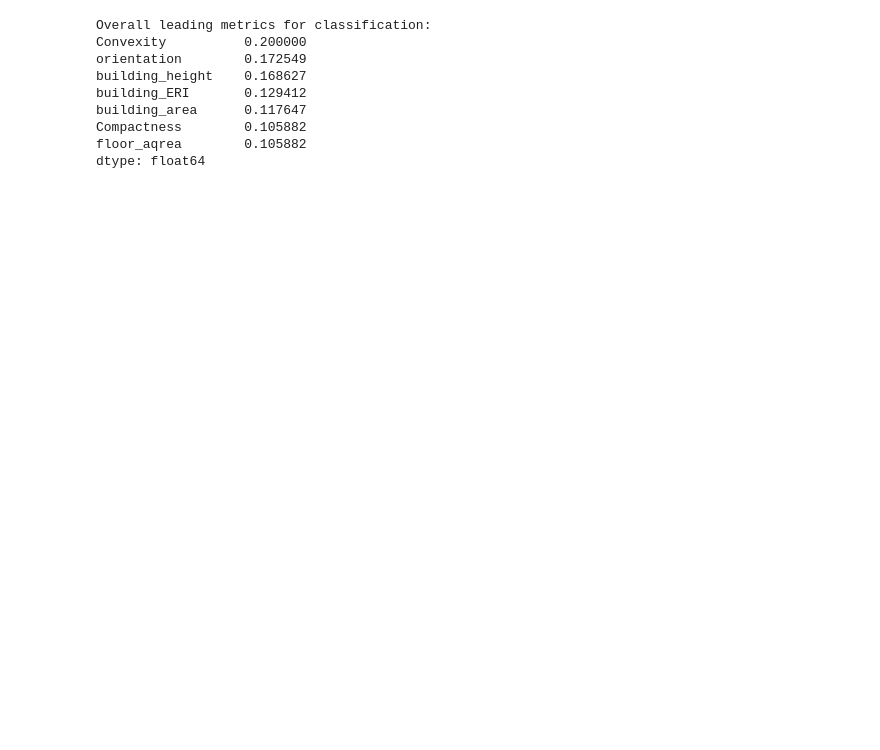
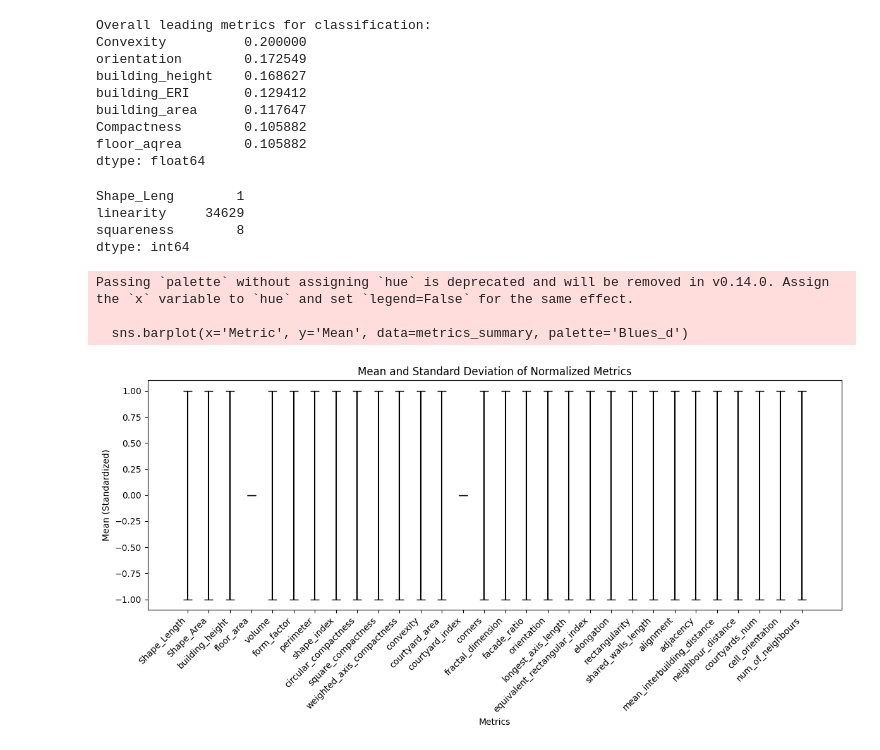
Before and after one commit to amirkl91/ClusterOn, a Jupyter notebook: Notebooks/metrics_learning.ipynb, the cells around one changed output. Saved outputs shown, nothing was run; the diff lists cells and outputs as text; code cells hidden in the pictures; blank space fills up the shorter version.

```diff
--- a/Notebooks/metrics_learning.ipynb
+++ b/Notebooks/metrics_learning.ipynb
@@ -240,0 +20,5 @@ dtype: object
+# %%
+buildings = gpd.read_file("buildings.gpkg", layer='buildings')
+print(buildings.columns)
+streets = gpd.read_file("streets.gpkg", layer='streets')
+print(streets.columns)
@@ -277,3 +222,64 @@ building_area      0.117647
 Compactness        0.105882
 floor_aqrea        0.105882
 dtype: float64
+# %%
+# print(buildings.columns)
+columns_to_drop = ['OBJECTID', 'BLDG_NUM', 'BLDG_TYPE', 'BLDG_CH', 'NUM_FLOORS',
+                   'NUM_ENTR', 'NUM_APTS_C', 'layer', 'STRT_CODE1', 'StreetName',
+                   'STRT_CODE2', 'StreetNa_1']
+nan_columns = buildings_cleaned.isna().sum()
+
+# Filter and print only the columns that have NaN values
+nan_columns_with_values = nan_columns[nan_columns > 0]
+print(nan_columns_with_values)
+# Drop the columns from the buildings GeoDataFrame
+buildings_cleaned = buildings.drop(columns=columns_to_drop)
+# print(buildings_cleaned.columns)
+# find_group_leading_metrics(buildings_cleaned, n_components = 1)
+# %% [output]
+Shape_Leng        1
+linearity     34629
+squareness        8
+dtype: int64
+# %%
+from sklearn.preprocessing import StandardScaler
+numeric_columns = buildings_cleaned.select_dtypes(include=['float64', 'int64'])
+
+# Standardize the data (normalize to mean=0, std=1)
+scaler = StandardScaler()
+normalized_data = scaler.fit_transform(numeric_columns)
+
+# Calculate the mean and standard deviation for each metric
+means = np.mean(normalized_data, axis=0)
+std_devs = np.std(normalized_data, axis=0)
+
+# Create a DataFrame for plotting
+metrics_summary = pd.DataFrame({
+    'Metric': numeric_columns.columns,
+    'Mean': means,
+    'Standard Deviation': std_devs
+})
+
+# Plot the means with error bars representing the standard deviation
+plt.figure(figsize=(12, 6))
+sns.barplot(x='Metric', y='Mean', data=metrics_summary, palette='Blues_d')
+
+# Add error bars for standard deviation
+plt.errorbar(x=metrics_summary['Metric'], y=metrics_summary['Mean'],
+             yerr=metrics_summary['Standard Deviation'], fmt='none', c='black', capsize=5)
+
+# Rotate x-axis labels for readability
+plt.xticks(rotation=45, ha='right')
+
+# Set plot title and labels
+plt.title('Mean and Standard Deviation of Normalized Metrics')
+plt.xlabel('Metrics')
+plt.ylabel('Mean (Standardized)')
+
+plt.tight_layout()
+plt.show()
+# %% [output]
+Passing `palette` without assigning `hue` is deprecated and will be removed in v0.14.0. Assign the `x` variable to `hue` and set `legend=False` for the same effect.
+
+  sns.barplot(x='Metric', y='Mean', data=metrics_summary, palette='Blues_d')
+[figure, added]
```
Also changed, not shown: parts of 17 cells of this notebook.
